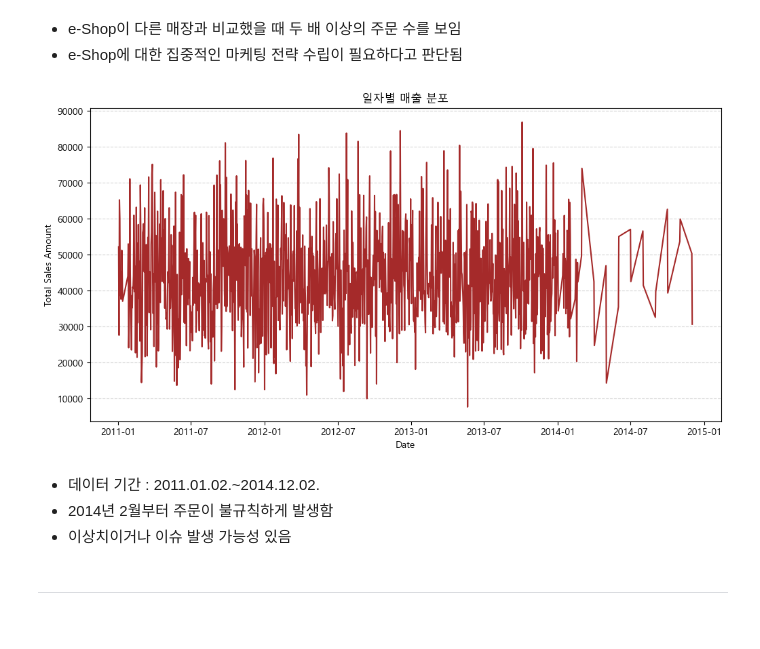
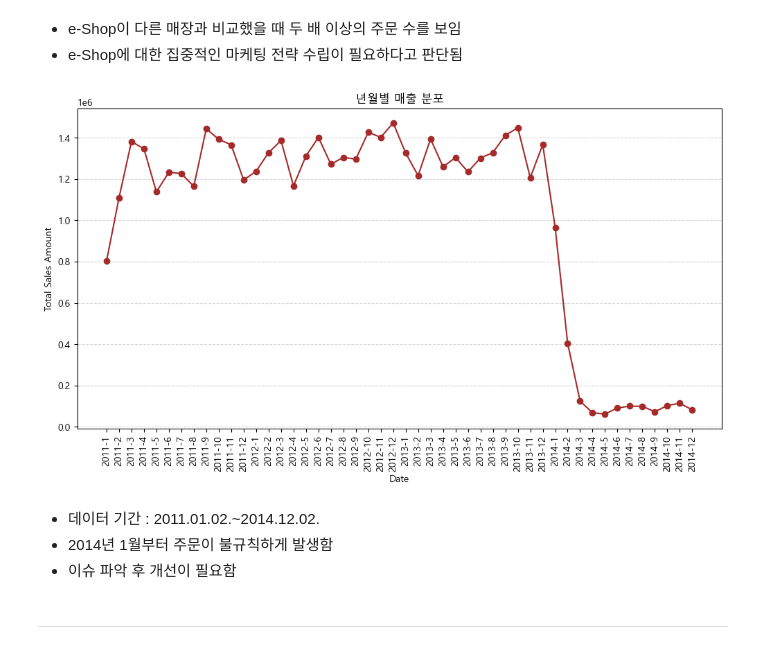
Before and after one commit to s53uni/customer-project, a Jupyter notebook: customer_project.ipynb, the cells around one changed output. Drawn from its saved outputs; the diff is of its cells as text; code cells hidden in the pictures.

Commit message:
Update Graph

```diff
--- a/customer_project.ipynb
+++ b/customer_project.ipynb
@@ -422,24 +422,29 @@ plt.savefig('./savefig/매장유형별_매출분포.png')
 # %% [markdown]
 - e-Shop이 다른 매장과 비교했을 때 두 배 이상의 주문 수를 보임
 - e-Shop에 대한 집중적인 마케팅 전략 수립이 필요하다고 판단됨
-# %%
-# 7. 일자별 매출 분포
-total_amt_sum = confirmed_df.groupby('tran_date')['total_amt'].sum().reset_index()
-total_amt_sum = total_amt_sum.sort_values(by='tran_date', ignore_index=True)
-
-plt.figure(figsize=(12, 6))
-plt.plot(total_amt_sum['tran_date'], total_amt_sum['total_amt'], color='brown')
-plt.xlabel('Date')
-plt.ylabel('Total Sales Amount')
-plt.title('일자별 매출 분포')
-plt.grid(axis='y', linestyle='--', alpha=0.5)
-plt.savefig('./savefig/일자별_매출분포.png')
-# %% [output]
-[figure, removed]
+# %%
+# 7. 년월별 매출 분포
+confirmed_df['Year'] = confirmed_df['tran_date'].dt.year
+confirmed_df['Month'] = confirmed_df['tran_date'].dt.month
+
+# 매출 그룹화
+monthly_sales = confirmed_df.groupby(['Year', 'Month'])['total_amt'].sum().reset_index()
+
+# 분포 시각화
+plt.figure(figsize=(12, 6))
+plt.plot(monthly_sales['Year'].astype(str) + '-' + monthly_sales['Month'].astype(str), monthly_sales['total_amt'], marker='o', color='brown')
+plt.xlabel('Date')
+plt.ylabel('Total Sales Amount')
+plt.xticks(rotation=90)
+plt.title('년월별 매출 분포')
+plt.grid(axis='y', linestyle='--', alpha=0.5)
+plt.savefig('./savefig/년월별_매출분포.png')
+# %% [output]
+[figure, added]
 # %% [markdown]
 - 데이터 기간 : 2011.01.02.~2014.12.02.
-- 2014년 2월부터 주문이 불규칙하게 발생함
-- 이상치이거나 이슈 발생 가능성 있음
+- 2014년 1월부터 주문이 불규칙하게 발생함
+- 이슈 파악 후 개선이 필요함
 # %% [markdown]
 ---
 # %% [markdown]
```
Also changed, not shown: parts of 2 cells of this notebook, 1 other file.
